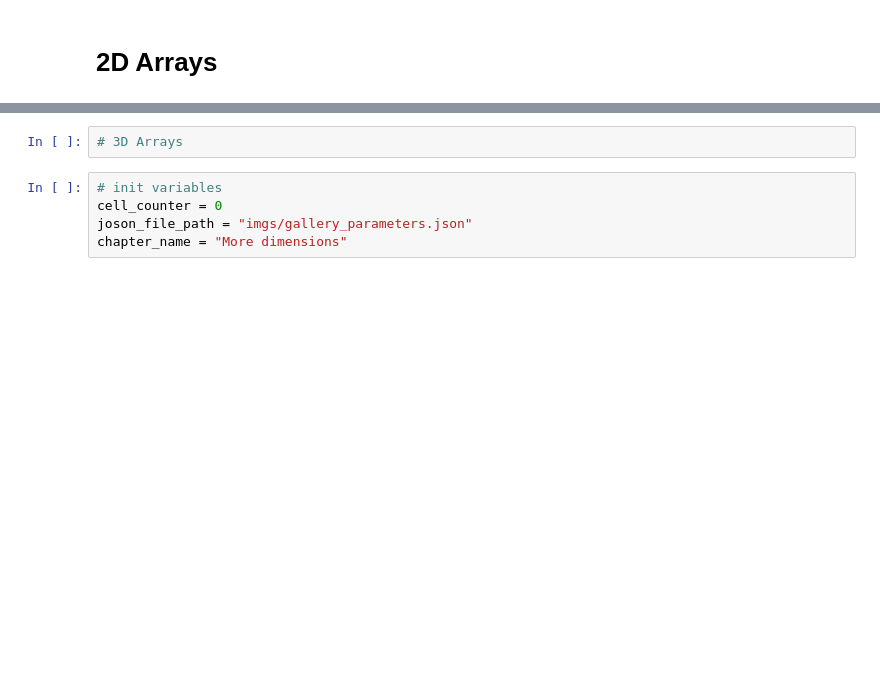
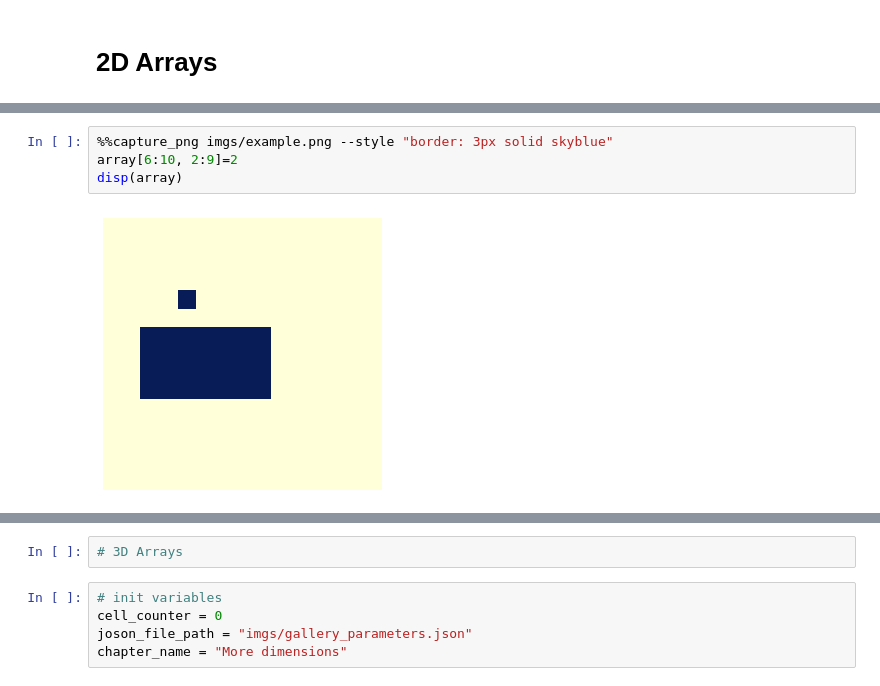
Before and after one commit to kolibril13/plywood-gallery, a Jupyter notebook: gallery.ipynb, the cells around one changed output, grey strips where cells are left out. Saved outputs shown, nothing was run; the diff lists cells and outputs as text; blank space fills up the shorter version.

```diff
--- a/gallery.ipynb
+++ b/gallery.ipynb
@@ -105,3 +107,9 @@ disp(array)
+# %%
+%%capture_png imgs/example.png --style "border: 3px solid skyblue"
+array[6:10, 2:9]=2
+disp(array)
+# %% [output]
+[figure, added]
 # %%
 %%capture_png imgs/example.png
 #Random
```
Also changed, not shown: parts of 10 cells of this notebook, 14 other files.
